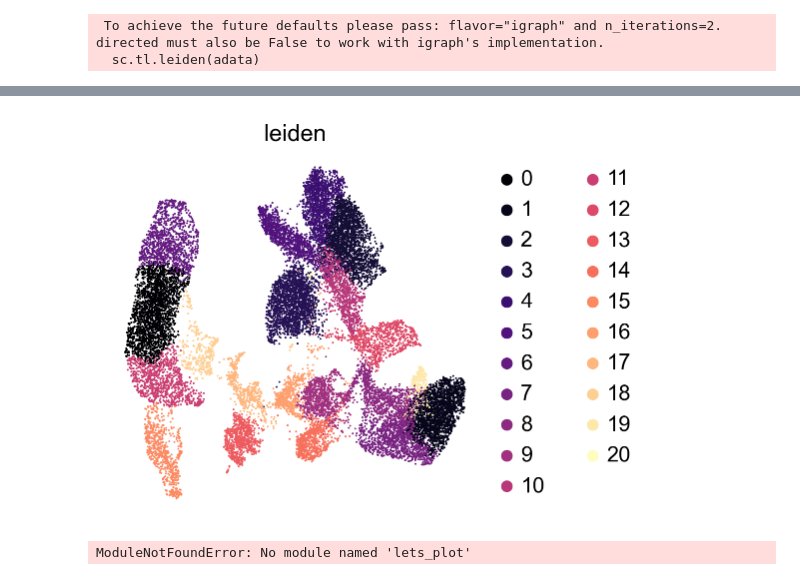
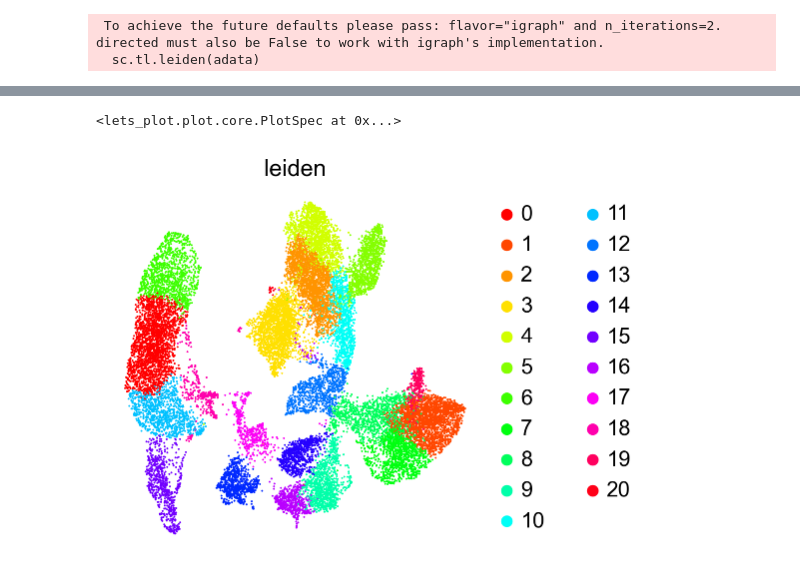
Before and after one commit to Zaf4/eSCplore, a Jupyter notebook: from_ebi.ipynb, the cells around one changed output, grey strips where cells are left out. Saved outputs shown, nothing was run; the diff lists cells and outputs as text; code cells hidden in the pictures.

Commit message:
change figure

```diff
--- a/from_ebi.ipynb
+++ b/from_ebi.ipynb
@@ -7,5 +13,4 @@ sc.settings.set_figure_params(
     dpi=120,
     facecolor="white",
     frameon=False,
-    fontcolor="white",
 )
@@ -86,9 +112,15 @@ Categories (21, object): ['0', '1', '2', '3', ..., '17', '18', '19', '20']
+# %%
+ax = (
+    ggplot(obsu,aes(x='UMAP1',y='UMAP2',color='leiden')) +
+    geom_point(size=0.7)+
+    scale_color_hue()+
+    theme_void()
+
+)
+ax
+# %% [output]
+<lets_plot.plot.core.PlotSpec at 0x...>
 # %%
-sc.pl.umap(adata, color=["leiden"], palette="magma")
+sc.pl.umap(adata, color=["leiden"])
 # %% [output]
-[figure, old version]
+[figure, new version]
-# %%
-from lets_plot import *
-LetsPlot.setup_html()
-# %% [output]
-ModuleNotFoundError: No module named 'lets_plot'
```
Also changed, not shown: parts of 8 cells of this notebook.
